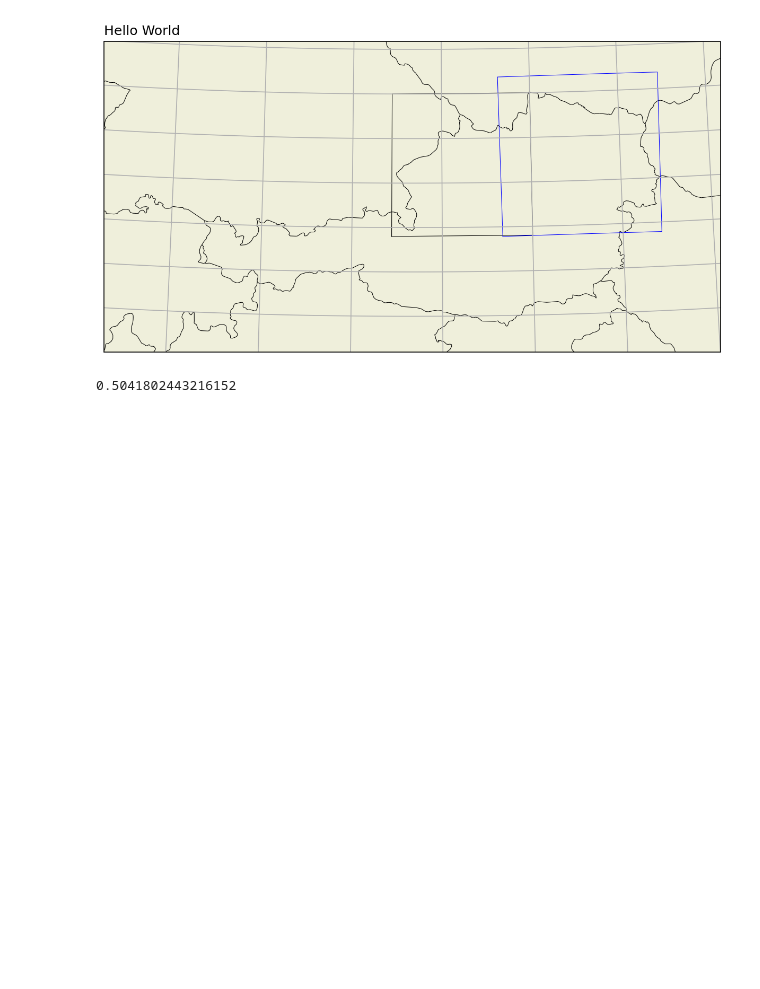
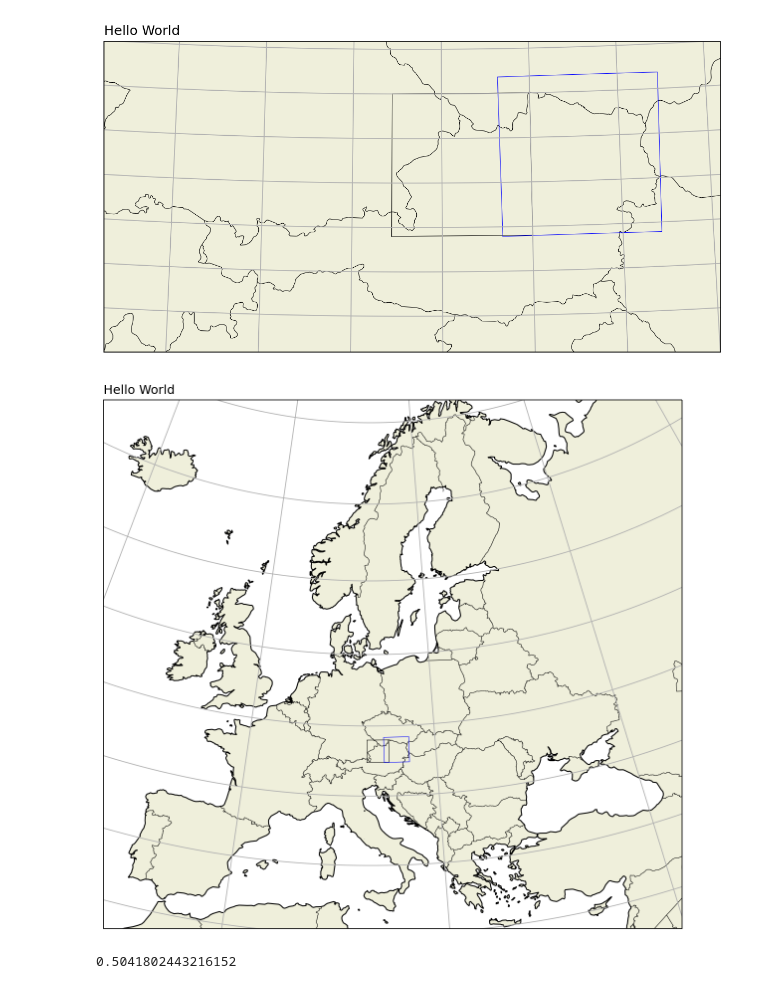
Before and after one commit to pscheffknecht-geosphere/panelification, a Jupyter notebook: SCR/diagnostics/subdomain_definition_and_check.ipynb, the cells around one changed output. Cells and saved outputs as stored; diff of their text form; code cells hidden in the pictures; blank space fills up the shorter version.

```diff
--- a/SCR/diagnostics/subdomain_definition_and_check.ipynb
+++ b/SCR/diagnostics/subdomain_definition_and_check.ipynb
@@ -247,6 +247,44 @@ plt.title('Hello World', loc='left')
 plt.show()
 # %% [output]
 [figure]
+# %%
+p = ccrs.LambertConformal(
+    central_latitude = 47.75,
+    central_longitude = 13.)
+
+# p2 = ccrs.Stereographic(
+#     central_latitude = 65.,
+#     central_longitude = 25.)
+fig = plt.figure(figsize=(10,10), dpi=150)
+ax = plt.axes(projection=p)
+#ax.coastlines()
+#ax.stock_img()
+
+# Create a feature for States/Admin 1 regions at 1:50m from Natural Earth
+states_provinces = cf.NaturalEarthFeature(
+    category='cultural',
+    name='admin_0_boundary_lines_land',
+    scale='10m',
+    facecolor='none')
+
+SOURCE = 'Natural Earth'
+LICENSE = 'public domain'
+
+ax.add_feature(cf.LAND)
+ax.add_feature(cf.COASTLINE)
+ax.add_feature(states_provinces, edgecolor='k', lw=0.5)
+ax.set_extent([-10., 40., 33., 70.])
+ax.gridlines()
+
+ax.plot([lonmin, lonmin, lonmax, lonmax, lonmin],
+        [latmin, latmax, latmax, latmin, latmin], 'k', lw=0.5,
+        transform=ccrs.PlateCarree())
+ax.plot(get_array_edge(lon2), get_array_edge(lat2), 'b', lw=0.5,
+        transform=ccrs.PlateCarree())
+plt.title('Hello World', loc='left')
+plt.show()
+# %% [output]
+[figure, added]
 # %%
 ax.get_data_ratio()
 # %% [output]
```
Also changed, not shown: parts of 1 cell of this notebook, 1 other file.
